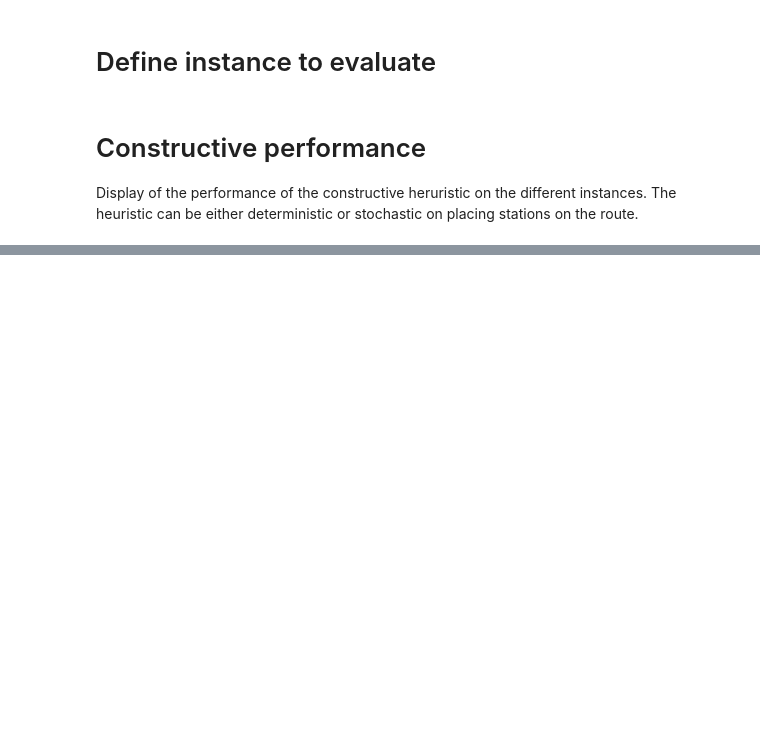
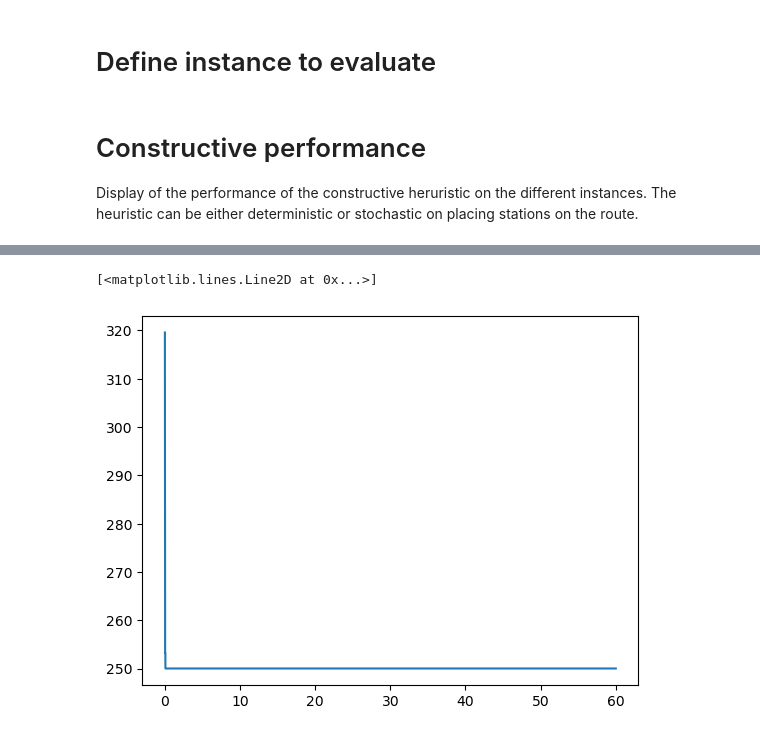
Before and after one commit to juanbeta98/E-CVRP-TW, a Jupyter notebook: Code/Visualizations.ipynb, the cells around one changed output, grey strips where cells are left out. Cells and saved outputs as stored; diff of their text form; code cells hidden in the pictures; blank space fills up the shorter version.

```diff
--- a/Code/Visualizations.ipynb
+++ b/Code/Visualizations.ipynb
@@ -27,0 +29,6 @@ plot.plot_const_performance(instance, path, station_placement)
+# %%
+path += 'Constructive/Deterministic RCL Heu/'
+
+file = open(path + f'results_{instance}', 'rb')
+data = pickle.load(file)
+file.close()
@@ -27,0 +50,6 @@ plot.plot_const_performance(instance, path, station_placement)
+# %%
+import matplotlib.pyplot as plt
+plt.plot(data['inc times'], data['incumbents'])
+# %% [output]
+[<matplotlib.lines.Line2D at 0x...>]
+[figure, added]
```
Also changed, not shown: parts of 8 cells of this notebook, 12 other files.
